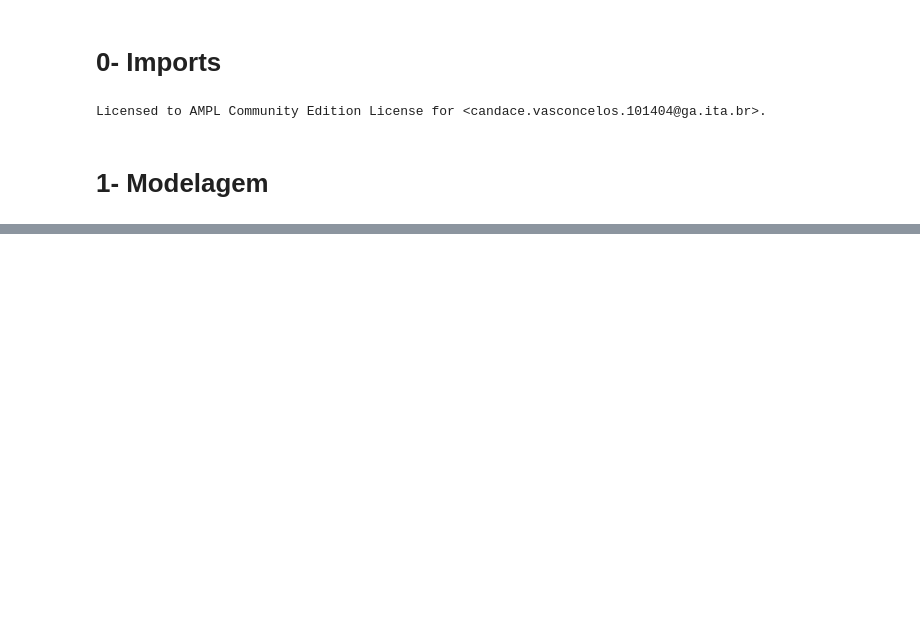
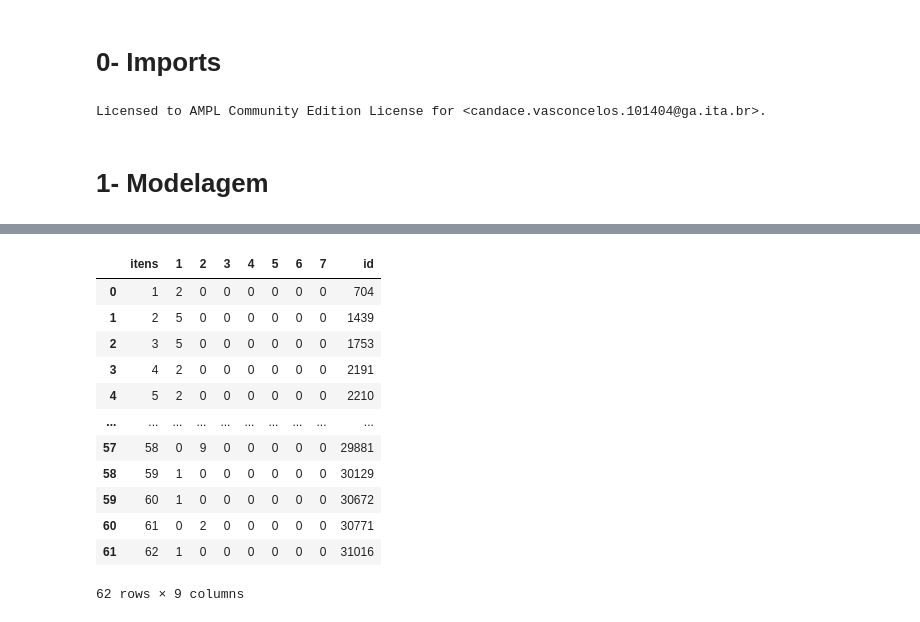
Before and after one commit to CandaPin/Resolucao_Problemas, a Jupyter notebook: 02-Notebook/02-cqavp-AMPL-Bin_packing.ipynb, the cells around one changed output, grey strips where cells are left out. Cells and saved outputs as stored; diff of their text form; code cells hidden in the pictures; blank space fills up the shorter version.

```diff
--- a/02-Notebook/02-cqavp-AMPL-Bin_packing.ipynb
+++ b/02-Notebook/02-cqavp-AMPL-Bin_packing.ipynb
@@ -138,0 +733,16 @@ s.t. R2_quantidade_demanda {j in J}:
+# %%
+ampl.param["n"] = len(pecas)
+
+ampl.param["cp"] = cp
+# ampl.param["cv"] = cv
+# ampl.param["np"] = np
+
+w = peso
+v = volume
+d = pecas
+inner = inner
+
+ampl.param["w"] = {i: w[i - 1] for i in range(1, len(w) + 1)}
+# ampl.param["v"] = {i: v[i - 1] for i in range(1, len(v) + 1)}
+ampl.param["inner"] = {i: inner[i - 1] for i in range(1, len(inner) + 1)}
+ampl.param["d"] = {i: d[i - 1] for i in range(1, len(d) + 1)}
@@ -138,0 +767,4 @@ s.t. R2_quantidade_demanda {j in J}:
+# %%
+ampl.option["solver"] = "gurobi"
+ampl.option["gurobi_options"] = "outlev=1"
+ampl.solve()
@@ -138,0 +895,4 @@ s.t. R2_quantidade_demanda {j in J}:
+# %%
+ampl.option["solver"] = "gcg"
+ampl.option["gcg_options"] = "outlev=1"
+ampl.solve()
@@ -138,0 +939,7 @@ s.t. R2_quantidade_demanda {j in J}:
+# %%
+e_var_GCG = ampl.getVariable('e').getValues().toPandas()
+e_var_GCG = e_var_GCG.reset_index()
+e_var_GCG.columns = ['itens','caixa', 'quantidade']
+
+resultado_GCG = e_var_GCG.pivot(index='itens', columns='caixa', values='quantidade')
+resultado_GCG
@@ -138,0 +961,20 @@ s.t. R2_quantidade_demanda {j in J}:
+# %%
+resultado_GCG = resultado_GCG.reset_index()
+resultado_GCG.columns.name = None
+resultado_GCG['id'] = ids
+
+resultado_GCG
+# %% [output]
+|  | itens | 1 | 2 | 3 | 4 | 5 | 6 | 7 | id |
+| 0 | 1 | 2 | 0 | 0 | 0 | 0 | 0 | 0 | 704 |
+| 1 | 2 | 5 | 0 | 0 | 0 | 0 | 0 | 0 | 1439 |
+| 2 | 3 | 5 | 0 | 0 | 0 | 0 | 0 | 0 | 1753 |
+| 3 | 4 | 2 | 0 | 0 | 0 | 0 | 0 | 0 | 2191 |
+| 4 | 5 | 2 | 0 | 0 | 0 | 0 | 0 | 0 | 2210 |
+| ... | ... | ... | ... | ... | ... | ... | ... | ... | ... |
+| 57 | 58 | 0 | 9 | 0 | 0 | 0 | 0 | 0 | 29881 |
+| 58 | 59 | 1 | 0 | 0 | 0 | 0 | 0 | 0 | 30129 |
+| 59 | 60 | 1 | 0 | 0 | 0 | 0 | 0 | 0 | 30672 |
+| 60 | 61 | 0 | 2 | 0 | 0 | 0 | 0 | 0 | 30771 |
+| 61 | 62 | 1 | 0 | 0 | 0 | 0 | 0 | 0 | 31016 |
+62 rows × 9 columns
```
Also changed, not shown: parts of 103 cells of this notebook, 3 other files.
